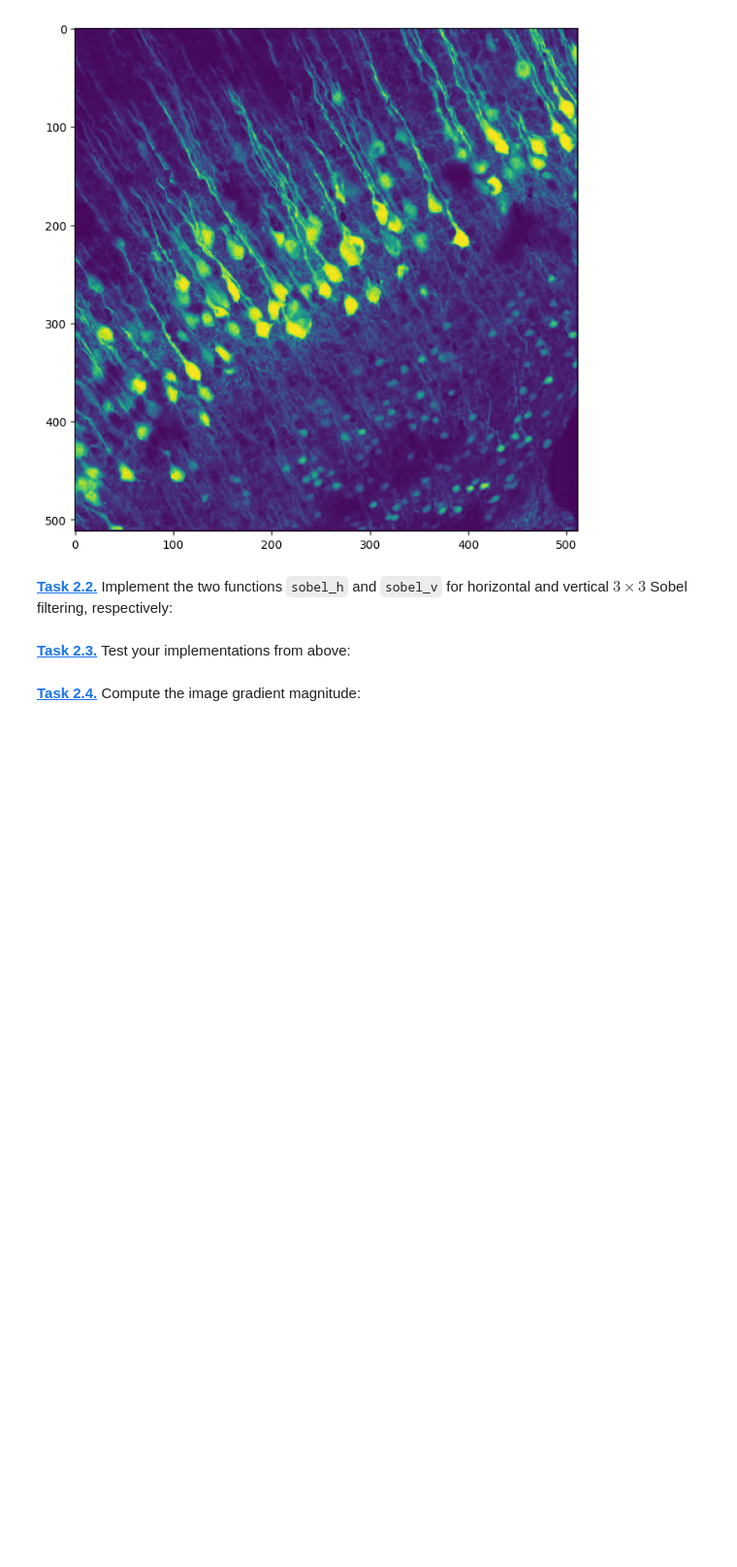
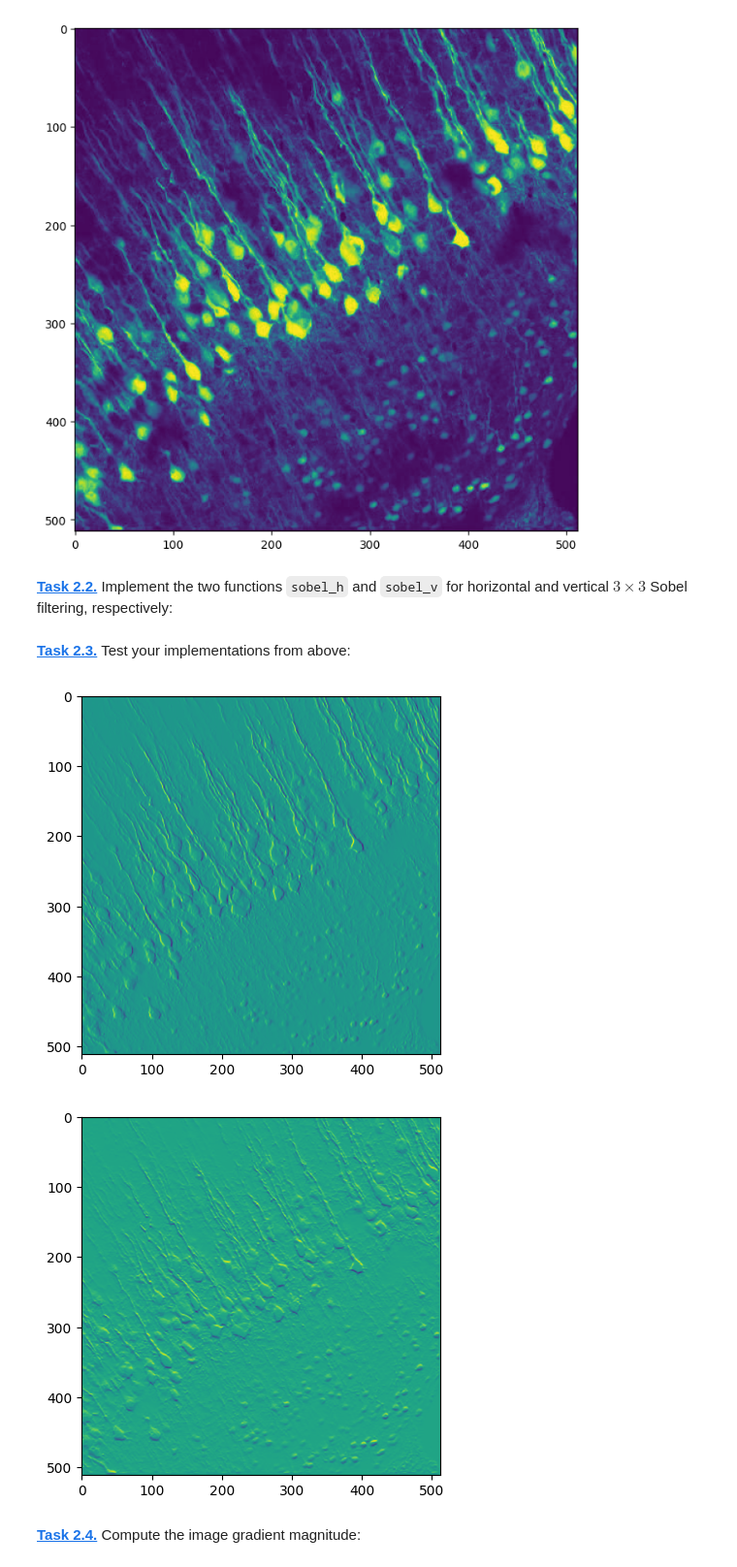
Before and after one commit to emmalisa1/mobi-fs5-python, a Jupyter notebook: sobel.ipynb, the cells around one changed output. Shown at 97% size. Drawn from its saved outputs; the diff is of its cells as text; code cells hidden in the pictures; blank space fills up the shorter version.

Commit message:
Finish sobel

```diff
--- a/sobel.ipynb
+++ b/sobel.ipynb
@@ -14,13 +14,38 @@ plt.imshow(cells)
 [figure]
 # %% [markdown]
 **[Task 2.2.]()** Implement the two functions `sobel_h` and `sobel_v` for horizontal and vertical $3 \times 3$ Sobel filtering, respectively:
-# %%
-def sobel_h(img):
-    ...
-
-def sobel_v(img):
-    ...
+# %%
+
+def sobel_h(img):
+    kernelx= np.array([[-1,0,1],[-2,0,2],[-1,0,1]])
+    result= np.zeros(img.shape)
+    for y in range (1,img.shape[0]-1):
+        for x in range (1,img.shape[1]-1):
+            region= img[y-1:y+2,x-1:x+2]
+            result[y,x]= (region*kernelx).sum()
+    return result
+
+def sobel_v(img):
+    kernely= np.array([[-1,-2,-1],[0,0,0],[1,2,1]])
+    result=np.zeros(img.shape)
+    for y in range (1,img.shape[0]-1):
+            for x in range (1,img.shape[1]-1):
+                region= img[y-1:y+2,x-1:x+2]
+                result[y,x]= (region*kernely).sum()
+    return result
 # %% [markdown]
 **[Task 2.3.]()** Test your implementations from above:
+# %%
+gx=sobel_h(cells)
+plt.imshow(gx)
+plt.show()
+
+
+gy=sobel_v(cells)
+plt.imshow(gy)
+plt.show()
+# %% [output]
+[figure, added]
+[figure, added]
 # %% [markdown]
 **[Task 2.4.]()** Compute the image gradient magnitude:
```
Also changed, not shown: parts of 2 cells of this notebook, 1 other file.
